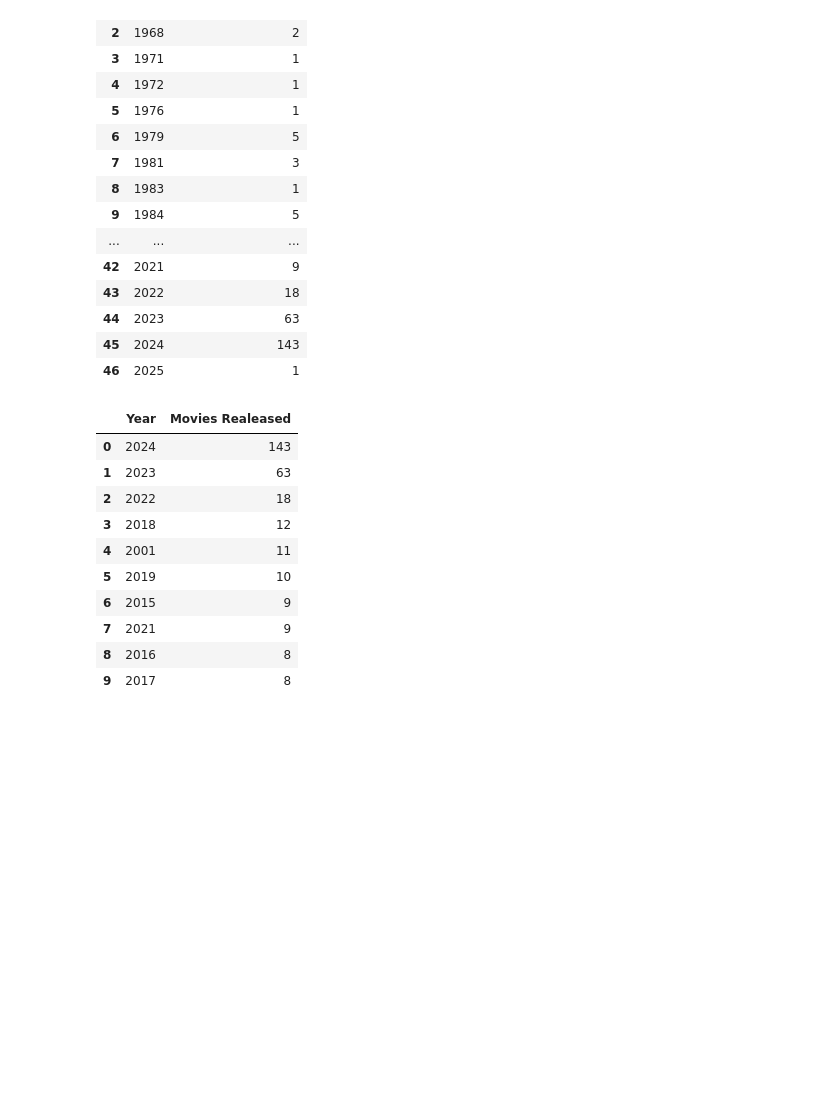
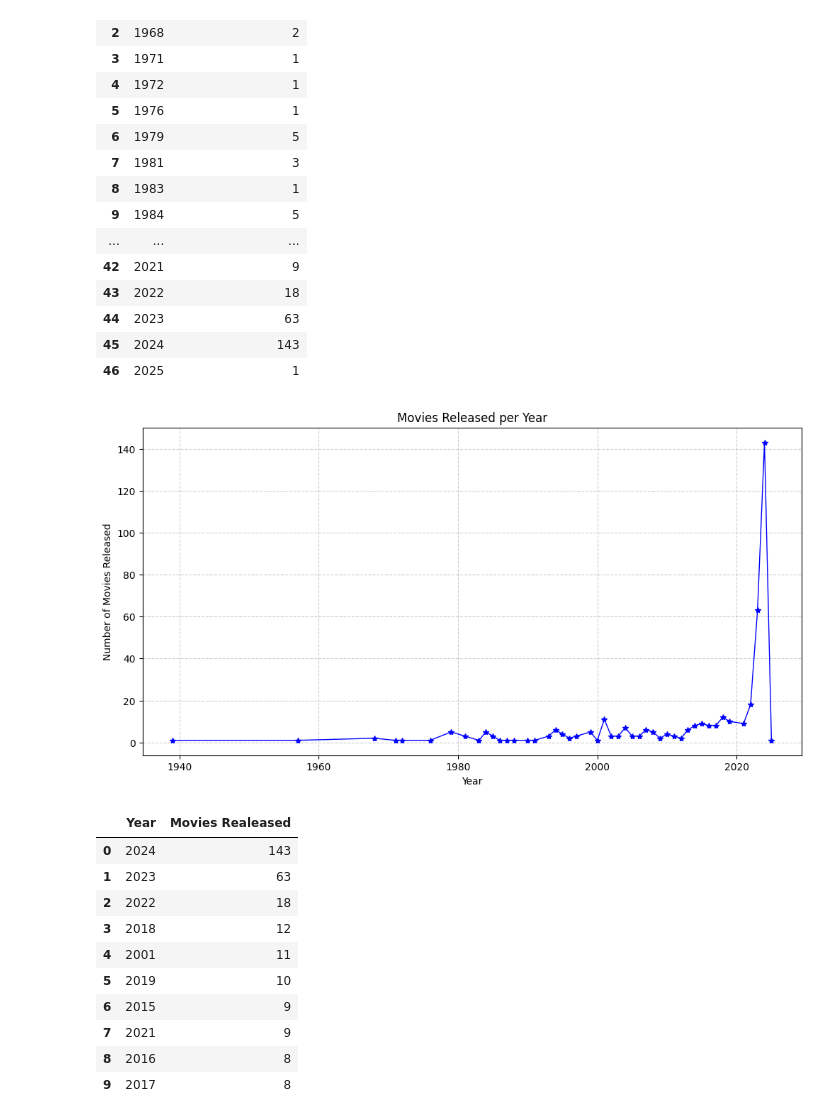
Before and after one commit to abdulmoi-z/Data_Science_Projects, a Jupyter notebook: Project_#_1/project_1_notebook.ipynb, the cells around one changed output. Saved outputs shown, nothing was run; the diff lists cells and outputs as text; code cells hidden in the pictures; blank space fills up the shorter version.

```diff
--- a/Project_#_1/project_1_notebook.ipynb
+++ b/Project_#_1/project_1_notebook.ipynb
@@ -429,6 +456,19 @@ year_wise
 | 44 | 2023 | 63 |
 | 45 | 2024 | 143 |
 | 46 | 2025 | 1 |
+# %%
+plt.figure(figsize=(12, 6))
+plt.plot(year_wise["Year"], year_wise["Movies Realeased"], marker='*', color="blue", linewidth=1)
+
+# Labels and title
+plt.xlabel("Year")
+plt.ylabel("Number of Movies Released")
+plt.title("Movies Released per Year")
+plt.grid(True, linestyle="--", alpha=0.6)
+
+plt.show()
+# %% [output]
+[figure, added]
 # %%
 #   xviii) best movie years
 high_movie_years = year_wise.sort_values("Movies Realeased",ascending=False,ignore_index=True)
```
Also changed, not shown: parts of 2 cells of this notebook.
